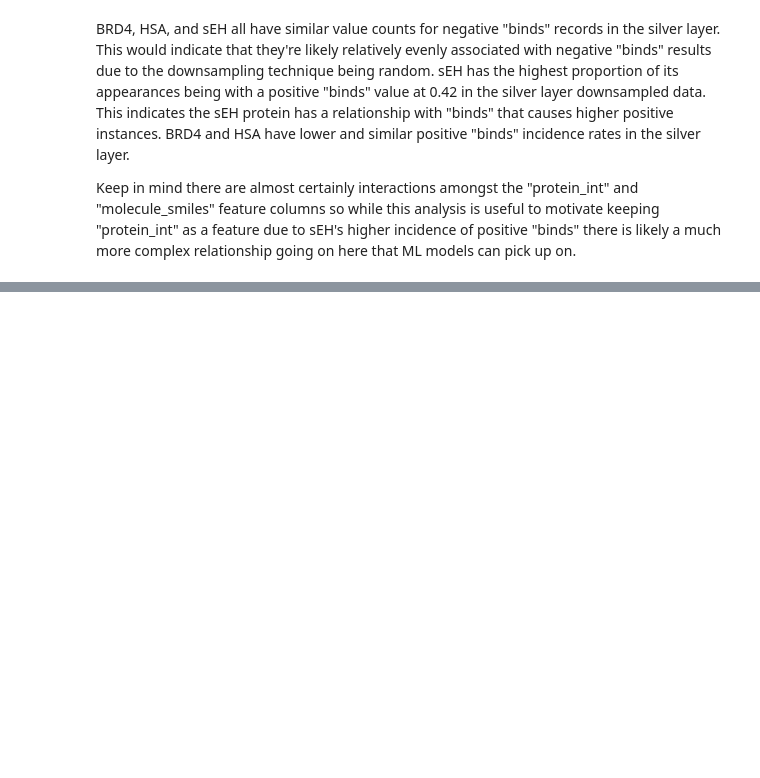
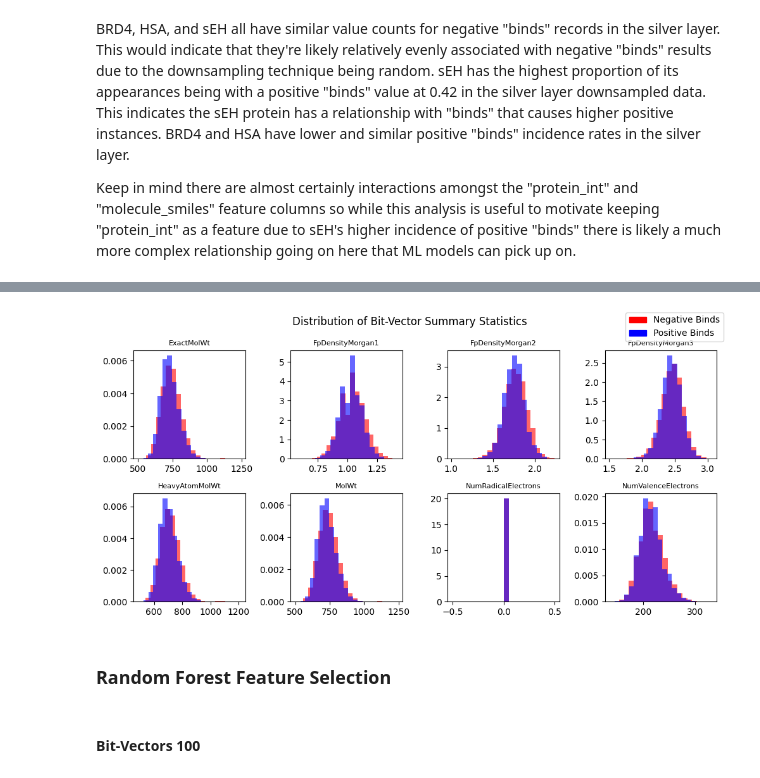
Before and after one commit to btcain4/leash-bio-ai, a Jupyter notebook: notebooks/04_gold_eda.ipynb, the cells around one changed output, grey strips where cells are left out. Cells and saved outputs as stored; diff of their text form; code cells hidden in the pictures; blank space fills up the shorter version.

```diff
--- a/notebooks/04_gold_eda.ipynb
+++ b/notebooks/04_gold_eda.ipynb
@@ -89,0 +177,41 @@ Keep in mind there are almost certainly interactions amongst the "protein_int" a
+# %%
+%%capture
+
+descs_data = [mol_desc(x) for x in smiles]
+
+descs_cols = ["ExactMolWt",
+             "FpDensityMorgan1",
+             "FpDensityMorgan2",
+             "FpDensityMorgan3",
+             "HeavyAtomMolWt",
+             "MolWt",
+             "NumRadicalElectrons",
+             "NumValenceElectrons"]
+descs_df = pl.DataFrame(data=descs_data, schema=descs_cols)
+samp_df = pl.concat(items=[samp_df, descs_df], how="horizontal")
+# %%
+fig, ax = plt.subplots(2, 4, figsize=(10, 5))
+
+row, col = 0, 0
+for descs in descs_cols:
+
+    ax[row, col].hist(samp_df.filter(pl.col("binds")==0).select(pl.col(descs)), bins=20, alpha=.6, density=True, color="red")
+    ax[row, col].hist(samp_df.filter(pl.col("binds")==1).select(pl.col(descs)), bins=20, alpha=.6, density=True, color="blue")
+    ax[row, col].set_title(descs, size=8)
+
+    if col == 3:
+        col = 0
+        row += 1
+    else:
+        col += 1
+
+blue_patch = mpatches.Patch(color='blue', label='Positive Binds')
+red_patch = mpatches.Patch(color='red', label='Negative Binds')
+fig.legend(handles=[red_patch, blue_patch])
+
+fig.suptitle("Distribution of Bit-Vector Summary Statistics")
+fig.tight_layout()
+# %% [output]
+[figure, added]
+# %% [markdown]
+### Random Forest Feature Selection
@@ -89,0 +235,2 @@ Keep in mind there are almost certainly interactions amongst the "protein_int" a
+# %% [markdown]
+#### Bit-Vectors 100
```
Also changed, not shown: parts of 44 cells of this notebook, 2 other files.
